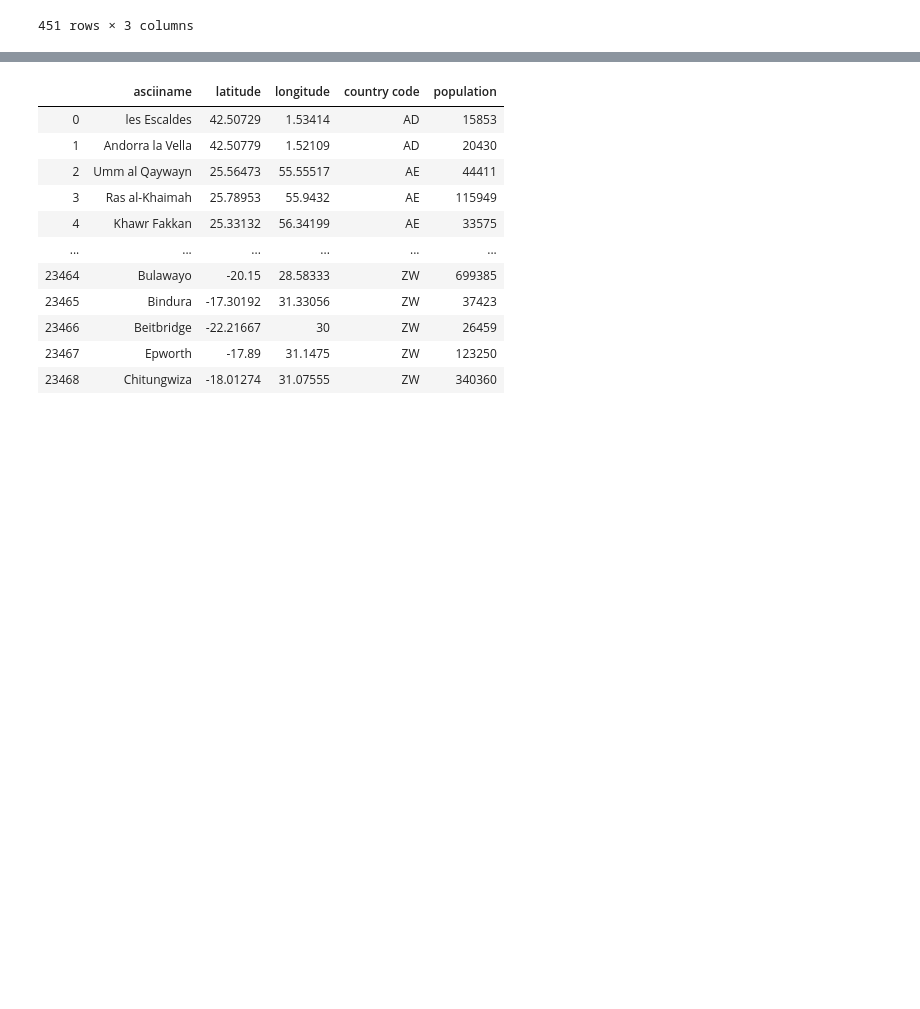
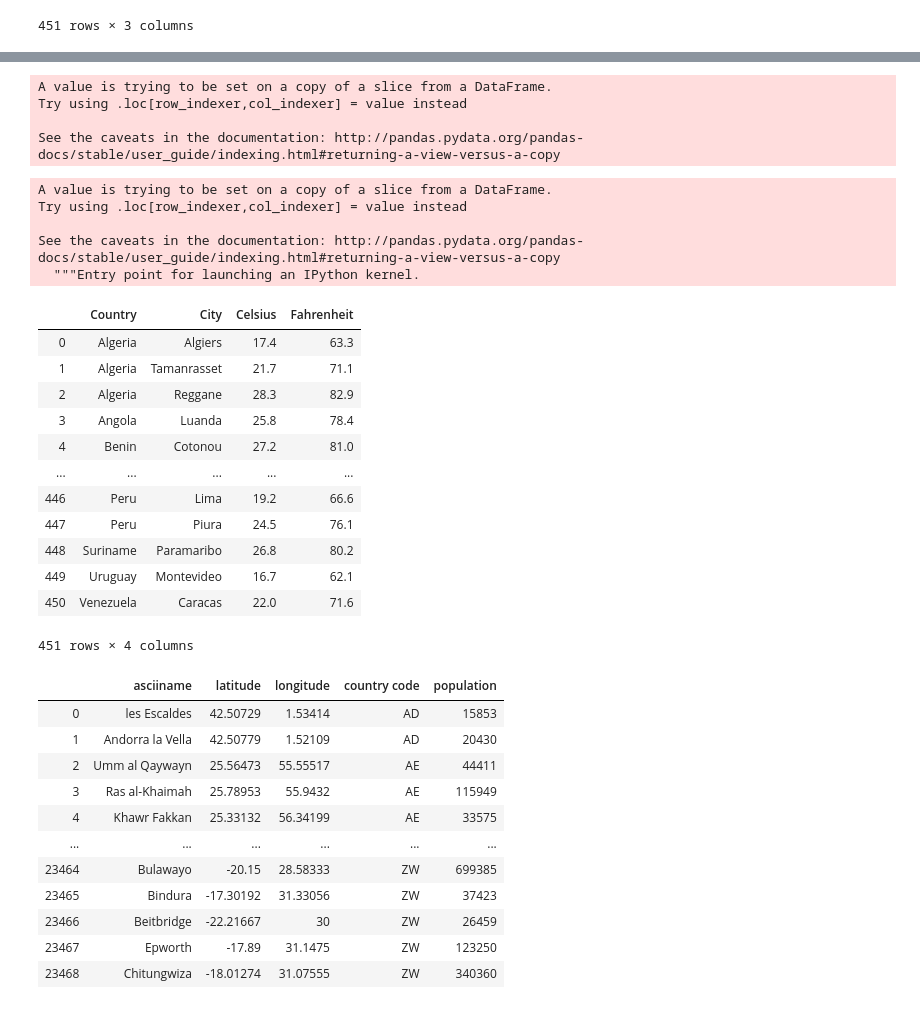
Before and after one commit to sabyasachi31/ETL_Project, a Jupyter notebook: etl_notebook.ipynb, the cells around one changed output, grey strips where cells are left out. Cells and saved outputs as stored; diff of their text form; code cells hidden in the pictures; blank space fills up the shorter version.

```diff
--- a/etl_notebook.ipynb
+++ b/etl_notebook.ipynb
@@ -45,0 +45,10 @@ for index, row
+# %%
+tc=[]
+
+for index, row in select_df.iterrows():
+    x=row['Year']
+    temps=x.split('\n')
+    tc.append(temps[0])
+
+
+select_df['Celsius']=tc
@@ -45,0 +61,3 @@ for index, row
+# %%
+select_df.drop(columns=['Year'],inplace=True)
+select_df
@@ -45,0 +82,8 @@ for index, row
+# %%
+cel_num=pd.to_numeric(select_df['Celsius'])
+select_df['Celsius']=cel_num
+# %% [output]
+A value is trying to be set on a copy of a slice from a DataFrame.
+Try using .loc[row_indexer,col_indexer] = value instead
+
+See the caveats in the documentation: http://pandas.pydata.org/pandas-docs/stable/user_guide/indexing.html#returning-a-view-versus-a-copy
@@ -46,3 +96,27 @@ for index, row
+# %%
+select_df['Fahrenheit']=tf
+# %% [output]
+A value is trying to be set on a copy of a slice from a DataFrame.
+Try using .loc[row_indexer,col_indexer] = value instead
+
+See the caveats in the documentation: http://pandas.pydata.org/pandas-docs/stable/user_guide/indexing.html#returning-a-view-versus-a-copy
+  """Entry point for launching an IPython kernel.
+# %%
+select_df
+# %% [output]
+|  | Country | City | Celsius | Fahrenheit |
+| 0 | Algeria | Algiers | 17.4 | 63.3 |
+| 1 | Algeria | Tamanrasset | 21.7 | 71.1 |
+| 2 | Algeria | Reggane | 28.3 | 82.9 |
+| 3 | Angola | Luanda | 25.8 | 78.4 |
+| 4 | Benin | Cotonou | 27.2 | 81.0 |
+| ... | ... | ... | ... | ... |
+| 446 | Peru | Lima | 19.2 | 66.6 |
+| 447 | Peru | Piura | 24.5 | 76.1 |
+| 448 | Suriname | Paramaribo | 26.8 | 80.2 |
+| 449 | Uruguay | Montevideo | 16.7 | 62.1 |
+| 450 | Venezuela | Caracas | 22.0 | 71.6 |
+451 rows × 4 columns
 # %%
 all_df
 # %% [output]
```
Also changed, not shown: parts of 48 cells of this notebook, 1 other file.
